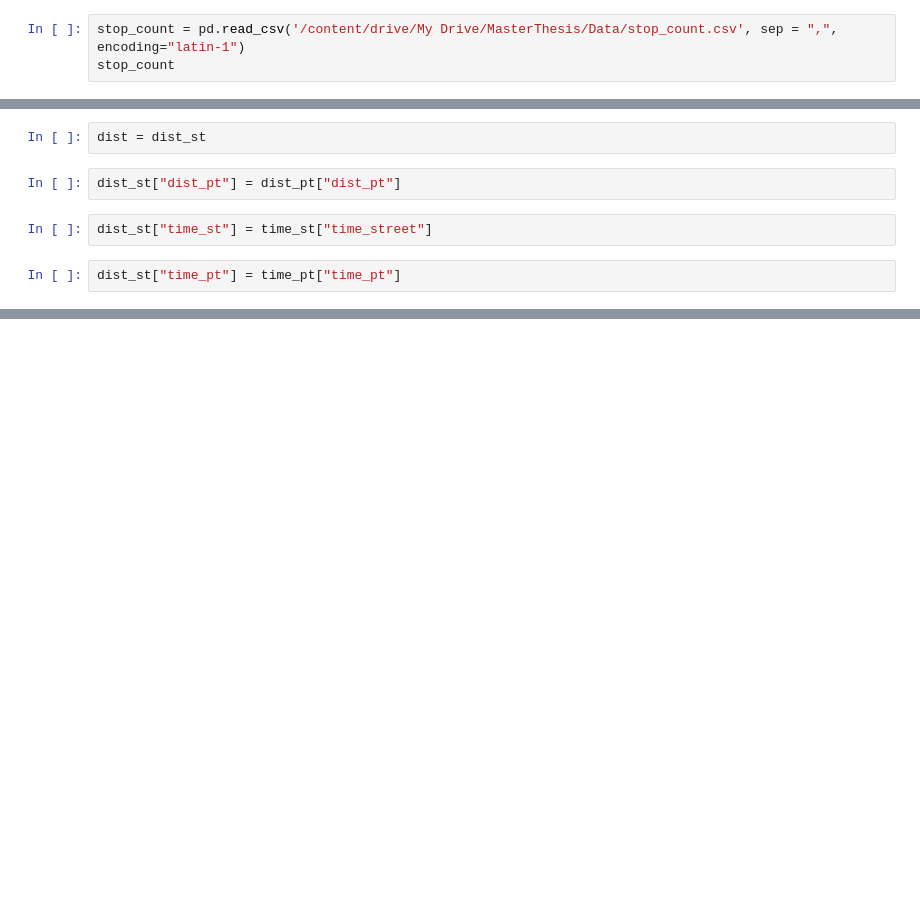
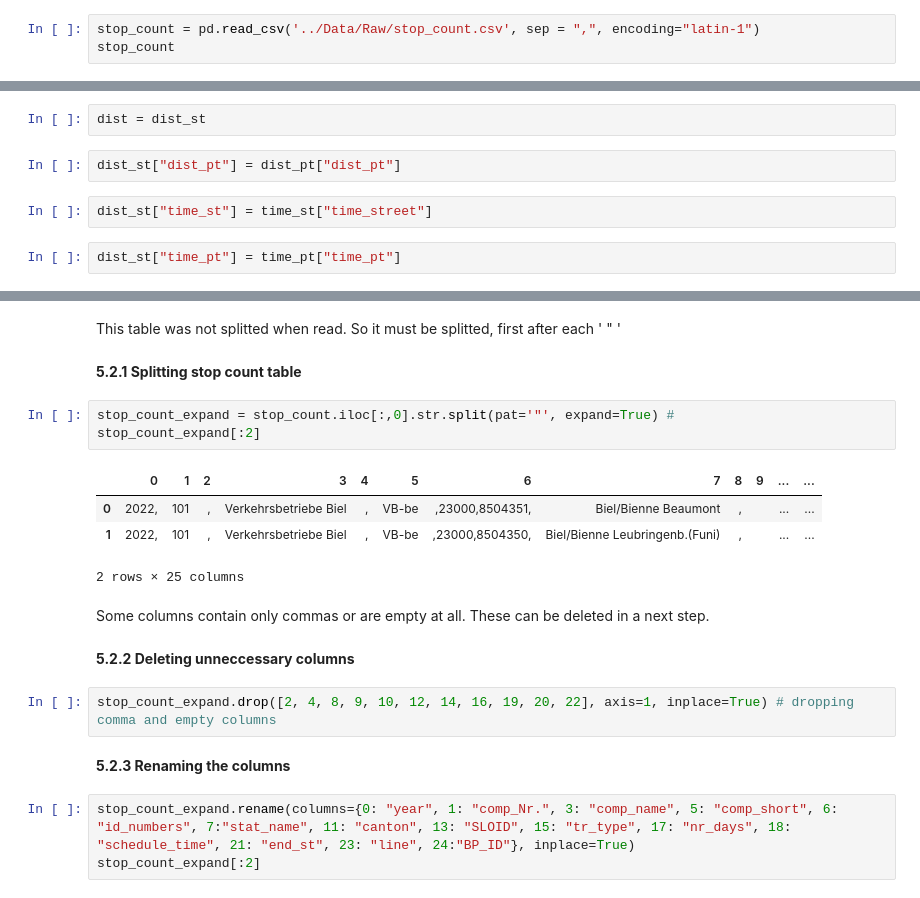
Before and after one commit to Icelander169/MasterThesis, a Jupyter notebook: 01_Reading_Data.ipynb, the cells around one changed output, grey strips where cells are left out. Drawn from its saved outputs; the diff is of its cells as text; blank space fills up the shorter version.

Commit message:
cleaning stop count list added

```diff
--- a/01_Reading_Data.ipynb
+++ b/01_Reading_Data.ipynb
@@ -114,7 +126,7 @@ stations
 | 50002 | NaN | NaN | NaN | NaN | NaN | NaN | NaN | NaN | NaN | NaN | ... | ... |
 50003 rows × 29 columns
 # %%
-stop_count = pd.read_csv('/content/drive/My Drive/MasterThesis/Data/stop_count.csv', sep = ",", encoding="latin-1")
+stop_count = pd.read_csv('../Data/Raw/stop_count.csv', sep = ",", encoding="latin-1")
 stop_count
 # %% [output]
 |  | FP_ID,"TU_CODE","TU_BEZEICHNUNG",... |
@@ -570,0 +603,23 @@ dist.to_csv("../Data/distances.csv")
+# %% [markdown]
+This table was not splitted when read. So it must be splitted, first after each ' " '
+# %% [markdown]
+**5.2.1 Splitting stop count table**
+# %%
+stop_count_expand = stop_count.iloc[:,0].str.split(pat='"', expand=True) #
+stop_count_expand[:2]
+# %% [output]
+|  | 0 | 1 | 2 | 3 | 4 | 5 | 6 | 7 | 8 | 9 | ... | ... |
+| 0 | 2022, | 101 | , | Verkehrsbetriebe Biel | , | VB-be | ,23000,8504351, | Biel/Bienne Beaumont | , |  | ... | ... |
+| 1 | 2022, | 101 | , | Verkehrsbetriebe Biel | , | VB-be | ,23000,8504350, | Biel/Bienne Leubringenb.(Funi) | , |  | ... | ... |
+2 rows × 25 columns
+# %% [markdown]
+Some columns contain only commas or are empty at all. These can be deleted in a next step.
+# %% [markdown]
+**5.2.2 Deleting unneccessary columns**
+# %%
+stop_count_expand.drop([2, 4, 8, 9, 10, 12, 14, 16, 19, 20, 22], axis=1, inplace=True) # dropping comma and empty columns
+# %% [markdown]
+**5.2.3 Renaming the columns**
+# %%
+stop_count_expand.rename(columns={0: "year", 1: "comp_Nr.", 3: "comp_name", 5: "comp_short", 6: "id_numbers", 7:"stat_name", 11: "canton", 13: "SLOID", 15: "tr_type", 17: "nr_days", 18: "schedule_time", 21: "end_st", 23: "line", 24:"BP_ID"}, inplace=True)
+stop_count_expand[:2]
```
Also changed, not shown: parts of 36 cells of this notebook.
